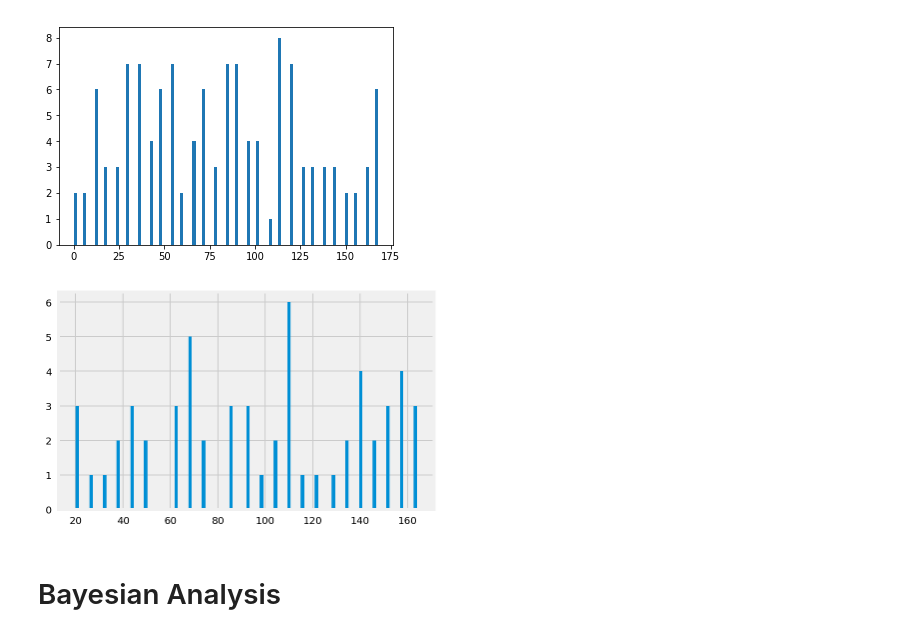
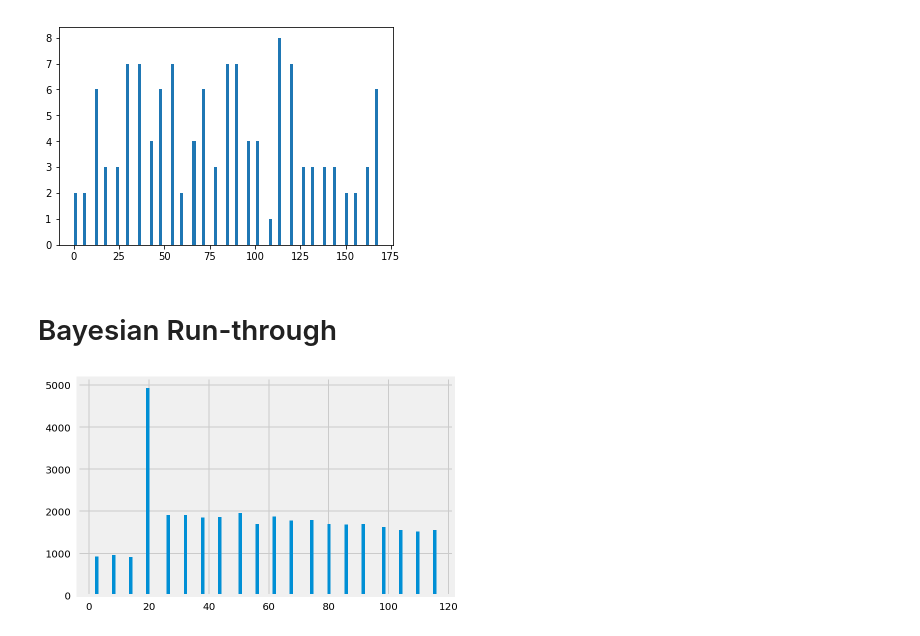
Before and after one commit to ismith1024/Udacity_Capstone, a Jupyter notebook: Starbucks_Capstone_notebook.ipynb, the cells around one changed output. Saved outputs shown, nothing was run; the diff lists cells and outputs as text; code cells hidden in the pictures.

```diff
--- a/Starbucks_Capstone_notebook.ipynb
+++ b/Starbucks_Capstone_notebook.ipynb
@@ -756,3 +758,5 @@ plt.hist(transaction_times, bins = 100)
 plt.show()
 # %% [output]
 [figure]
+# %% [markdown]
+# Bayesian Run-through
@@ -759,28 +765,26 @@ plt.show()
 # %%
 #Test run for all transactions within the duration of ae264e3637204a6fb9bb56bc8210ddfd
 #channels	difficulty	duration	id	offer_type	reward
 
 transactions = []
 
-offer_id = portfolio.loc[9, 'id']
-offer_duration_days = portfolio.loc[9, 'duration']
+offer_id = portfolio.loc[1, 'id']
+offer_duration_days = portfolio.loc[1, 'duration']
 offer_duration_hours = 24 * offer_duration_days
 
 #lookup the users who received the offer and the start time
 transcript[transcript['offer_id'] == str(offer_id)]
 
-demo_df = transcript[transcript['offer_id'] == offer_id].head(50)
+demo_df = transcript[transcript['offer_id'] == offer_id]
 demo_df.apply(get_transacts, axis = 1)
 
 transaction_times = [i[0] for i in transactions]
 plt.hist(transaction_times, bins = 100)
 
 #plt.scatter(*zip(*transactions))
 plt.show()
 # %% [output]
-[figure, old version]
+[figure, new version]
-# %% [markdown]
-# Bayesian Analysis
 # %%
 #transaction history to time series
 transcript_series = np.zeros(max(transaction_times) + 1)
```
Also changed, not shown: parts of 7 cells of this notebook.
